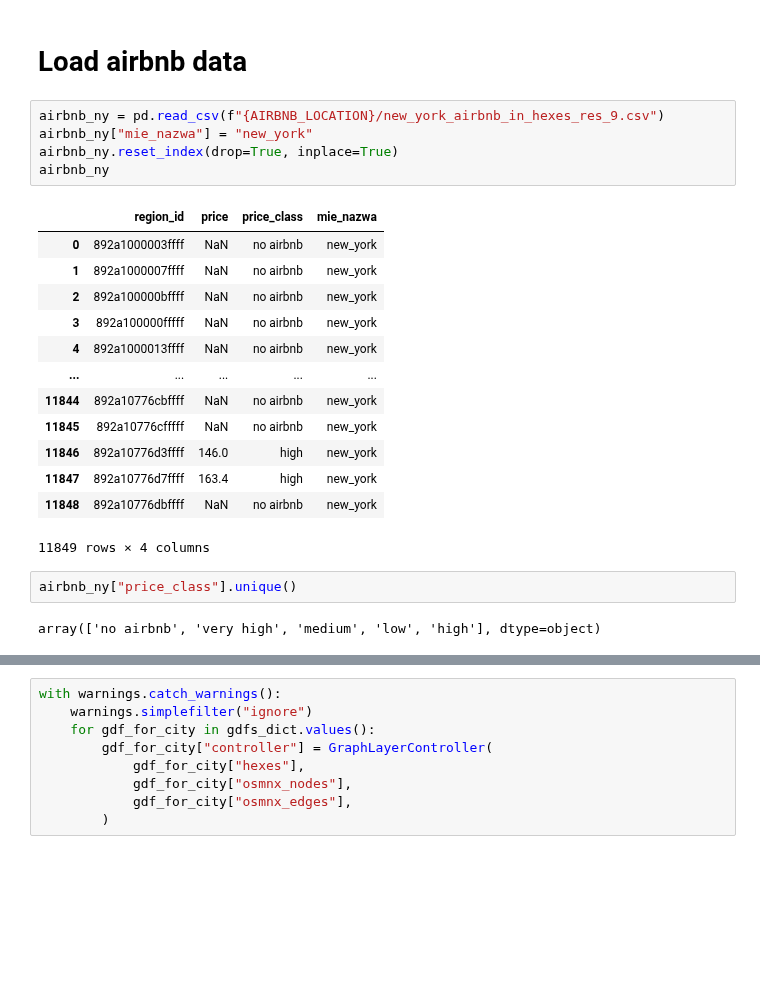
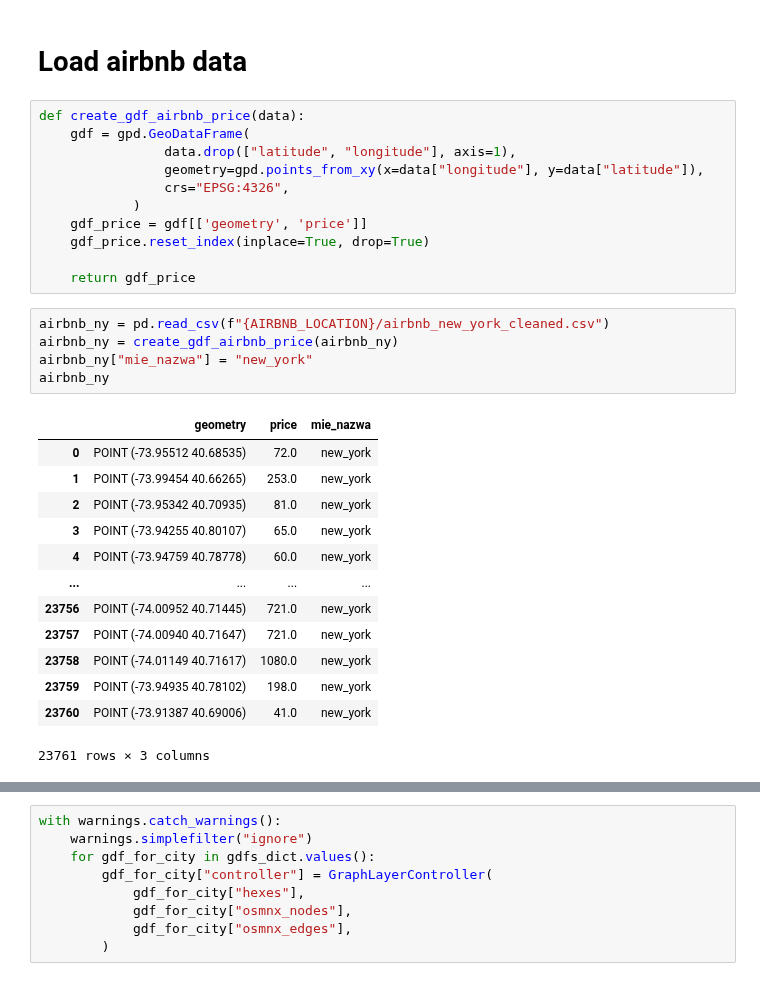
Before and after one commit to StaszekM/gradient, a Jupyter notebook: notebooks/downstream_tasks/airbnb.ipynb, the cells around one changed output, grey strips where cells are left out. Saved outputs shown, nothing was run; the diff lists cells and outputs as text; blank space fills up the shorter version.

Commit message:
added correct airbnb files

```diff
--- a/notebooks/downstream_tasks/airbnb.ipynb
+++ b/notebooks/downstream_tasks/airbnb.ipynb
@@ -121,27 +123,34 @@ WANDB_SWEEP_PARAMS_TABULAR_DATA = {
 }
 # %% [markdown]
 # Load airbnb data
+# %%
+def create_gdf_airbnb_price(data):
+    gdf = gpd.GeoDataFrame(
+                data.drop(["latitude", "longitude"], axis=1),
+                geometry=gpd.points_from_xy(x=data["longitude"], y=data["latitude"]),
+                crs="EPSG:4326",
+            )
+    gdf_price = gdf[['geometry', 'price']]
+    gdf_price.reset_index(inplace=True, drop=True)
+
+    return gdf_price
 # %%
-airbnb_ny = pd.read_csv(f"{AIRBNB_LOCATION}/new_york_airbnb_in_hexes_res_9.csv")
+airbnb_ny = pd.read_csv(f"{AIRBNB_LOCATION}/airbnb_new_york_cleaned.csv")
+airbnb_ny = create_gdf_airbnb_price(airbnb_ny)
 airbnb_ny["mie_nazwa"] = "new_york"
-airbnb_ny.reset_index(drop=True, inplace=True)
 airbnb_ny
 # %% [output]
-|  | region_id | price | price_class | mie_nazwa |
-| 0 | 892a1000003ffff | NaN | no airbnb | new_york |
-| 1 | 892a1000007ffff | NaN | no airbnb | new_york |
-| 2 | 892a100000bffff | NaN | no airbnb | new_york |
-| 3 | 892a100000fffff | NaN | no airbnb | new_york |
-| 4 | 892a1000013ffff | NaN | no airbnb | new_york |
-| ... | ... | ... | ... | ... |
-| 11844 | 892a10776cbffff | NaN | no airbnb | new_york |
-| 11845 | 892a10776cfffff | NaN | no airbnb | new_york |
-| 11846 | 892a10776d3ffff | 146.0 | high | new_york |
-| 11847 | 892a10776d7ffff | 163.4 | high | new_york |
-| 11848 | 892a10776dbffff | NaN | no airbnb | new_york |
+|  | geometry | price | mie_nazwa |
+| 0 | POINT (-73.95512 40.68535) | 72.0 | new_york |
+| 1 | POINT (-73.99454 40.66265) | 253.0 | new_york |
+| 2 | POINT (-73.95342 40.70935) | 81.0 | new_york |
+| 3 | POINT (-73.94255 40.80107) | 65.0 | new_york |
+| 4 | POINT (-73.94759 40.78778) | 60.0 | new_york |
+| ... | ... | ... | ... |
+| 23756 | POINT (-74.00952 40.71445) | 721.0 | new_york |
+| 23757 | POINT (-74.00940 40.71647) | 721.0 | new_york |
+| 23758 | POINT (-74.01149 40.71617) | 1080.0 | new_york |
+| 23759 | POINT (-73.94935 40.78102) | 198.0 | new_york |
+| 23760 | POINT (-73.91387 40.69006) | 41.0 | new_york |
-11849 rows × 4 columns
+23761 rows × 3 columns
-# %%
-airbnb_ny["price_class"].unique()
-# %% [output]
-array(['no airbnb', 'very high', 'medium', 'low', 'high'], dtype=object)
 # %%
```
Also changed, not shown: parts of 7 cells of this notebook.
